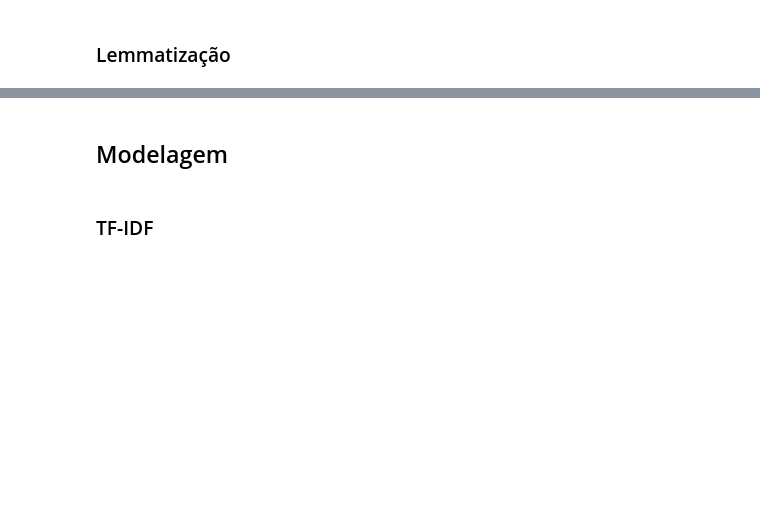
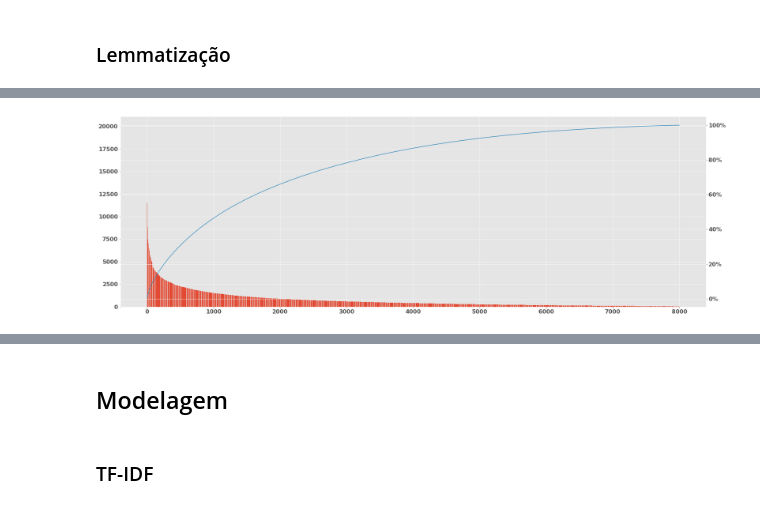
Before and after one commit to lhndsp/ps-turingUSP, a Jupyter notebook: 2_analise-e-ia/analise_e_modelos.ipynb, the cells around one changed output, grey strips where cells are left out. Cells and saved outputs as stored; diff of their text form; code cells hidden in the pictures; blank space fills up the shorter version.

```diff
--- a/2_analise-e-ia/analise_e_modelos.ipynb
+++ b/2_analise-e-ia/analise_e_modelos.ipynb
@@ -313,0 +292,11 @@ Name: reviewText_prep, Length: 8000, dtype: object
+# %%
+df = dfReview.sort_values(by='len_review_chars', ascending=False).reset_index()
+df["cumpercentage"] = df["len_review_chars"].cumsum()/df["len_review_chars"].sum()*100
+
+fig, ax = plt.subplots(figsize=(30, 10))
+ax.bar(df.index, df["len_review_chars"], color="C0")
+ax2 = ax.twinx()
+ax2.plot(df.index, df["cumpercentage"], color="C1")
+ax2.yaxis.set_major_formatter(PercentFormatter())
+# %% [output]
+[figure, added]
```
Also changed, not shown: parts of 54 cells of this notebook, 2 other files.
